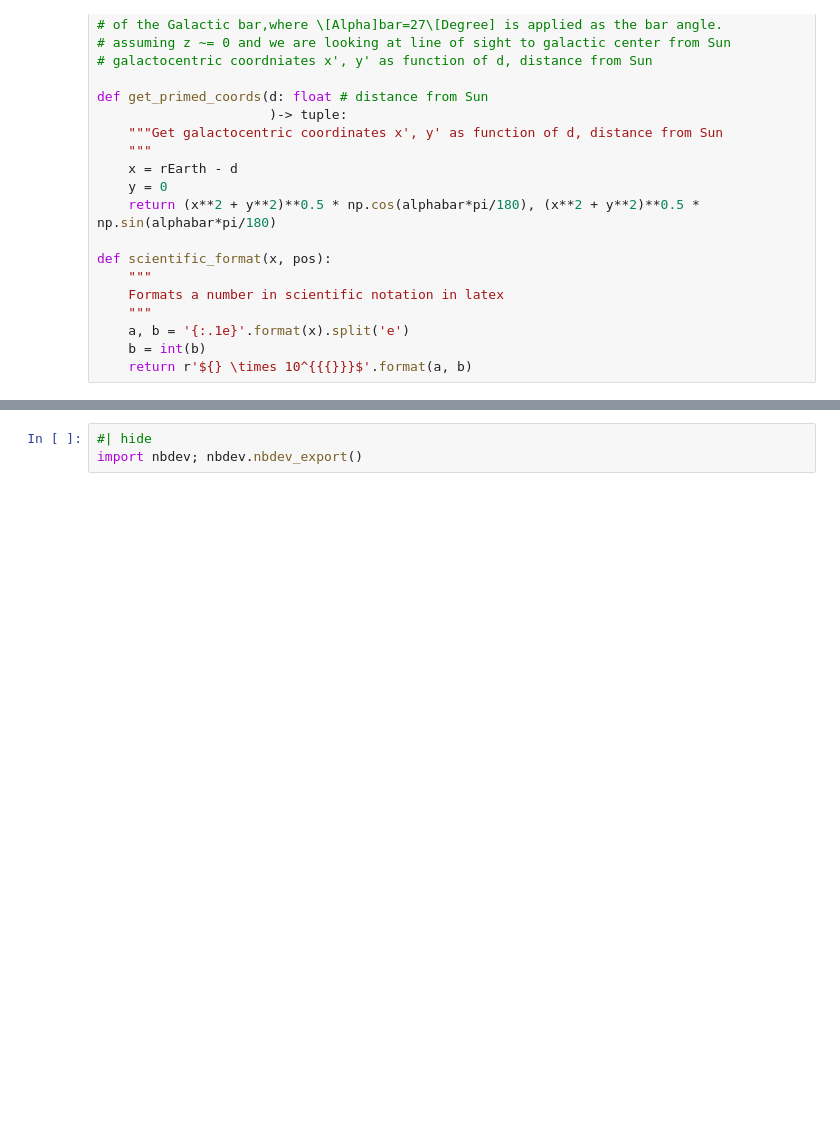
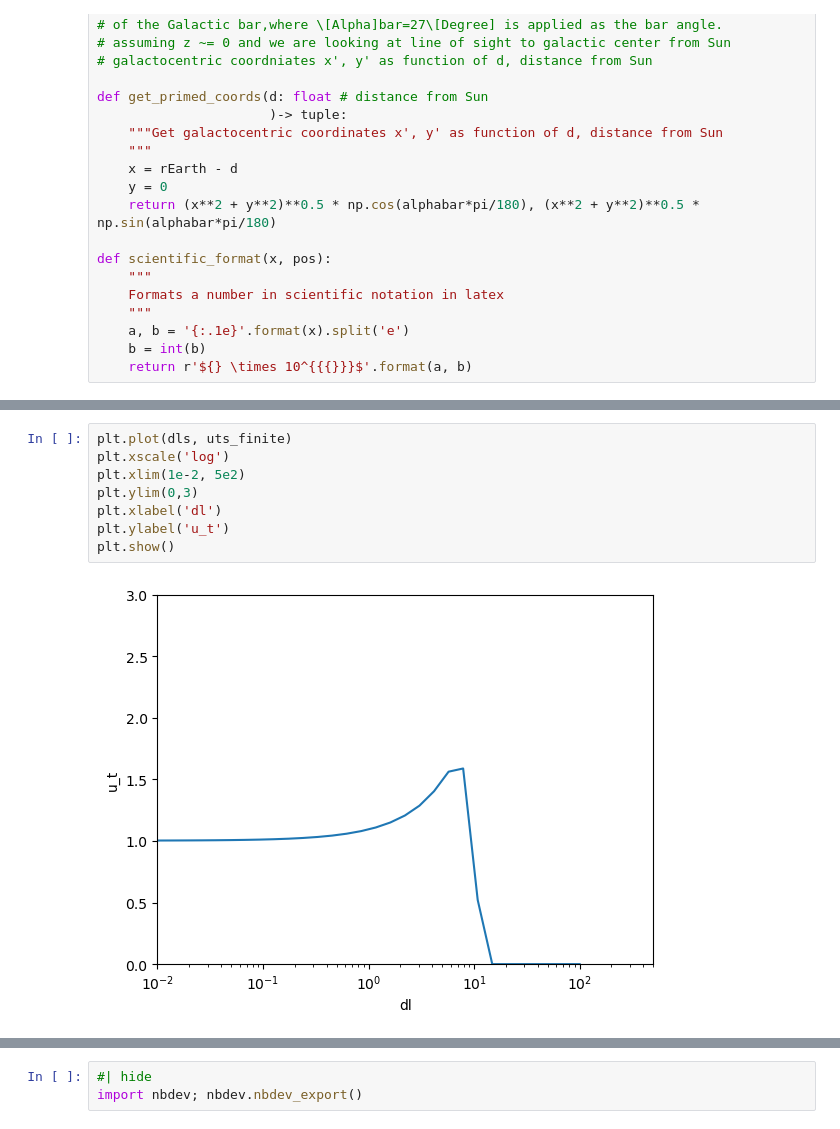
Before and after one commit to NolanSmyth/LensCalcPy, a Jupyter notebook: nbs/04_utils.ipynb, the cells around one changed output, grey strips where cells are left out. Drawn from its saved outputs; the diff is of its cells as text; blank space fills up the shorter version.

```diff
--- a/nbs/04_utils.ipynb
+++ b/nbs/04_utils.ipynb
@@ -126 +225,11 @@ print(magnification_finite(m_pbh, lam, u, rho))
+# %%
+plt.plot(dls, uts_finite)
+plt.xscale('log')
+plt.xlim(1e-2, 5e2)
+plt.ylim(0,3)
+plt.xlabel('dl')
+plt.ylabel('u_t')
+plt.show()
+# %% [output]
+[figure, added]
 # %%
```
Also changed, not shown: parts of 10 cells of this notebook.
